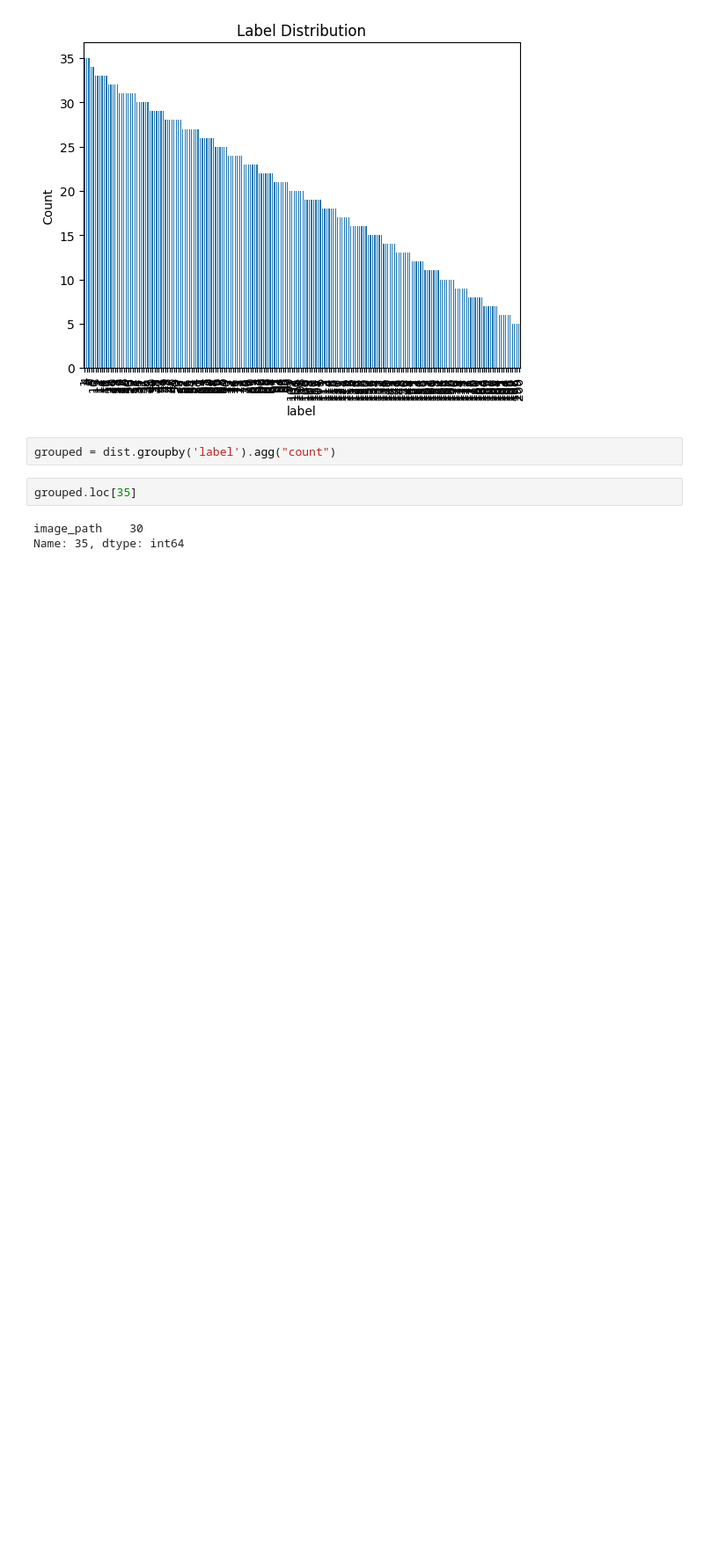
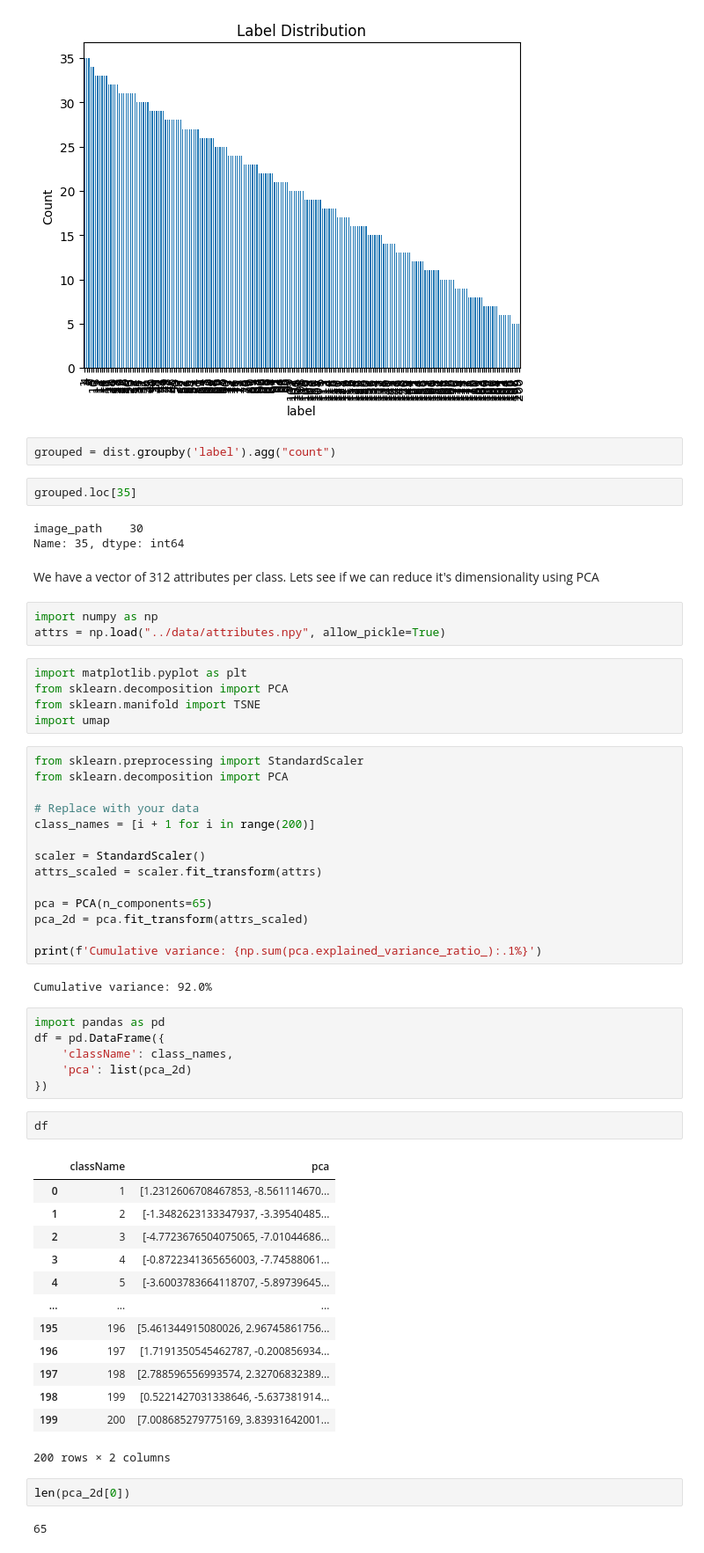
Before and after one commit to nehalicious/aml-feathers, a Jupyter notebook: eda/distribution.ipynb, the cells around one changed output. Shown: that part at 88% size. Cells and saved outputs as stored; diff of their text form; blank space fills up the shorter version.

```diff
--- a/eda/distribution.ipynb
+++ b/eda/distribution.ipynb
@@ -30,3 +50,55 @@ grouped.loc[35]
 # %% [output]
 image_path    30
 Name: 35, dtype: int64
+# %% [markdown]
+We have a vector of 312 attributes per class. Lets see if we can reduce it's dimensionality using PCA
+# %%
+import numpy as np
+attrs = np.load("../data/attributes.npy", allow_pickle=True)
+# %%
+import matplotlib.pyplot as plt
+from sklearn.decomposition import PCA
+from sklearn.manifold import TSNE
+import umap
+# %%
+from sklearn.preprocessing import StandardScaler
+from sklearn.decomposition import PCA
+
+# Replace with your data
+class_names = [i + 1 for i in range(200)]
+
+scaler = StandardScaler()
+attrs_scaled = scaler.fit_transform(attrs)
+
+pca = PCA(n_components=65)
+pca_2d = pca.fit_transform(attrs_scaled)
+
+print(f'Cumulative variance: {np.sum(pca.explained_variance_ratio_):.1%}')
+# %% [output]
+Cumulative variance: 92.0%
+# %%
+import pandas as pd
+df = pd.DataFrame({
+    'className': class_names,
+    'pca': list(pca_2d)
+})
+# %%
+df
+# %% [output]
+|  | className | pca |
+| 0 | 1 | [1.2312606708467853, -8.561114670... |
+| 1 | 2 | [-1.3482623133347937, -3.39540485... |
+| 2 | 3 | [-4.7723676504075065, -7.01044686... |
+| 3 | 4 | [-0.8722341365656003, -7.74588061... |
+| 4 | 5 | [-3.6003783664118707, -5.89739645... |
+| ... | ... | ... |
+| 195 | 196 | [5.461344915080026, 2.96745861756... |
+| 196 | 197 | [1.7191350545462787, -0.200856934... |
+| 197 | 198 | [2.788596556993574, 2.32706832389... |
+| 198 | 199 | [0.5221427031338646, -5.637381914... |
+| 199 | 200 | [7.008685279775169, 3.83931642001... |
+200 rows × 2 columns
+# %%
+len(pca_2d[0])
+# %% [output]
+65
```
Also changed, not shown: parts of 1 cell of this notebook.
